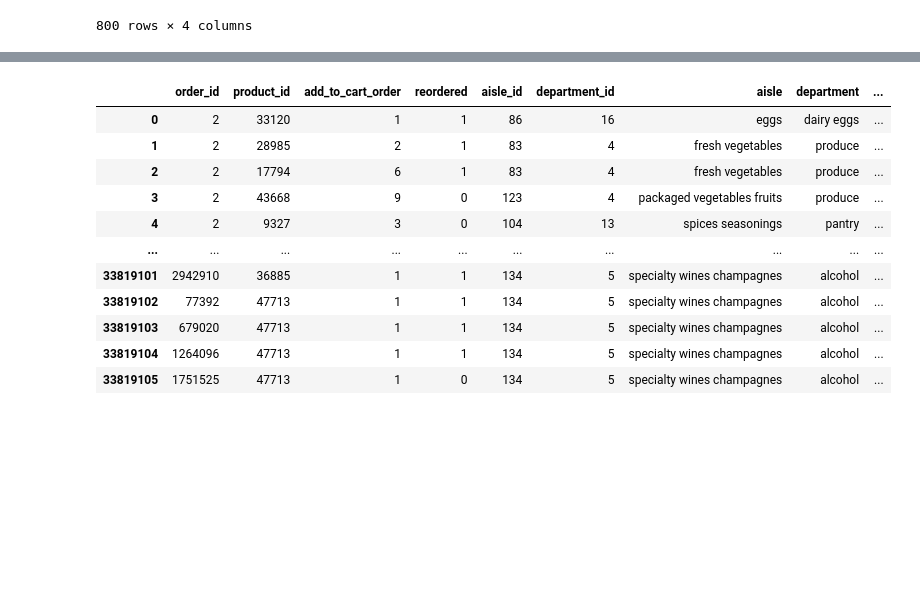
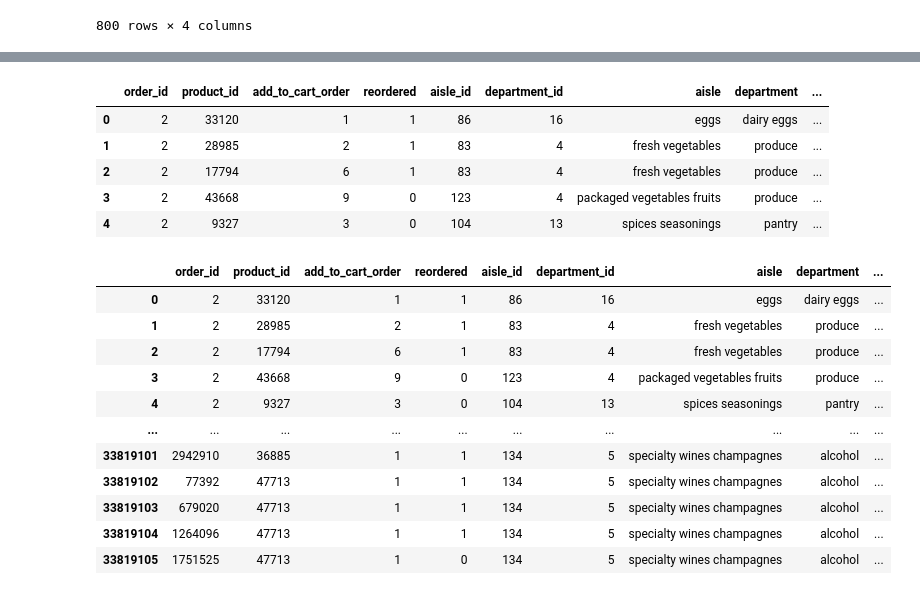
Before and after one commit to Akshaypartha92/marketBasket, a Jupyter notebook: src/instacart_kmeans_clustering.ipynb, the cells around one changed output, grey strips where cells are left out. Cells and saved outputs as stored; diff of their text form; code cells hidden in the pictures; blank space fills up the shorter version.

```diff
--- a/src/instacart_kmeans_clustering.ipynb
+++ b/src/instacart_kmeans_clustering.ipynb
@@ -360,3 +391,12 @@ cluster_aisle_br
+# %%
+concat_orders.head()
+# %% [output]
+|  | order_id | product_id | add_to_cart_order | reordered | aisle_id | department_id | aisle | department | ... |
+| 0 | 2 | 33120 | 1 | 1 | 86 | 16 | eggs | dairy eggs | ... |
+| 1 | 2 | 28985 | 2 | 1 | 83 | 4 | fresh vegetables | produce | ... |
+| 2 | 2 | 17794 | 6 | 1 | 83 | 4 | fresh vegetables | produce | ... |
+| 3 | 2 | 43668 | 9 | 0 | 123 | 4 | packaged vegetables fruits | produce | ... |
+| 4 | 2 | 9327 | 3 | 0 | 104 | 13 | spices seasonings | pantry | ... |
 # %%
 all_orders = concat_orders.merge(cluster_df[['user_id','cluster']], on = 'user_id')
 # %%
```
Also changed, not shown: parts of 6 cells of this notebook, 5 other files.
